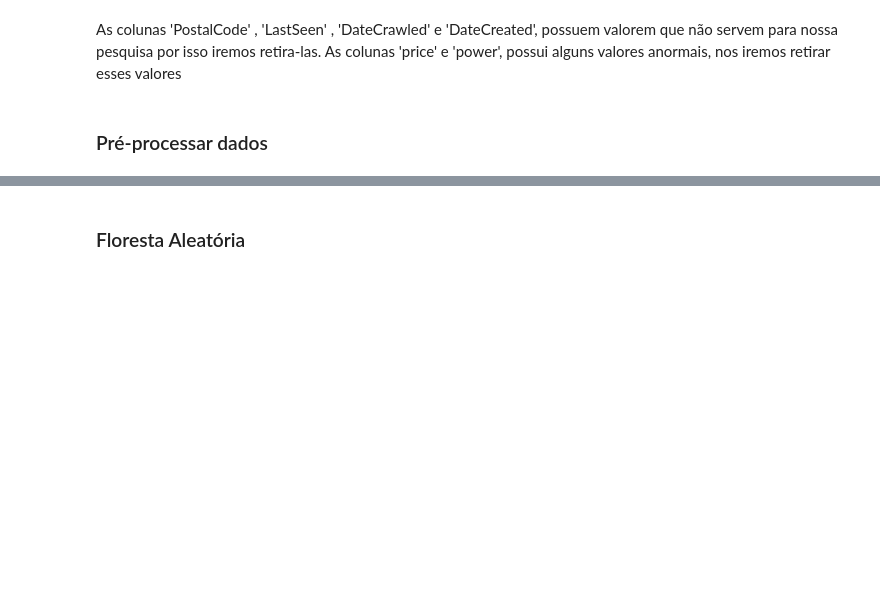
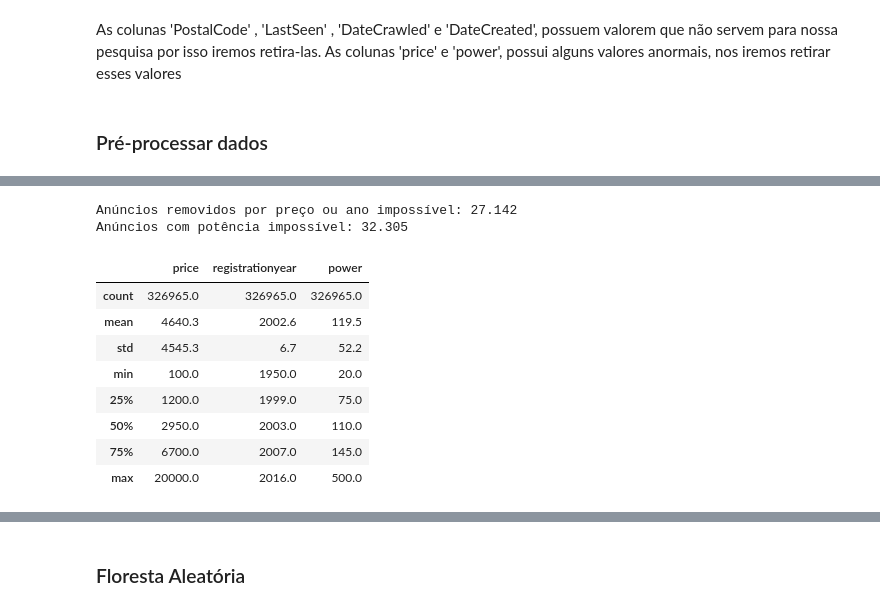
Before and after one commit to gabrieldeoliver1/Projetos, a Jupyter notebook: Projeto_12/12.desenvolvendo_um_modelo_de_aprendizado_de_máquina_para_prever_o_valor_de_mercado_de_um_carro.ipynb, the cells around one changed output, grey strips where cells are left out. Cells and saved outputs as stored; diff of their text form; code cells hidden in the pictures; blank space fills up the shorter version.

```diff
--- a/Projeto_12/12.desenvolvendo_um_modelo_de_aprendizado_de_máquina_para_prever_o_valor_de_mercado_de_um_carro.ipynb
+++ b/Projeto_12/12.desenvolvendo_um_modelo_de_aprendizado_de_máquina_para_prever_o_valor_de_mercado_de_um_carro.ipynb
@@ -372,11 +373,0 @@ Index(['datecrawled', 'price', 'vehicletype', 'registrationyear', 'gearbox',
-# %%
-#Deixando as colunas que realmentes influenciam nossa pesquisa
-df = df[['price','vehicletype','registrationyear','gearbox',
-       'power', 'model', 'mileage', 'registrationmonth', 'fueltype', 'brand',
-       'notrepaired']]
-# %%
-#Retirando valores do Mês que correspondem a 0
-df = df.query("registrationmonth > 0")
-# %%
-#Subistituindo valores NAN de 'notrepaired' para 'unknownrepaired'
-df['notrepaired'].fillna('unknownrepaired',inplace=True )
@@ -656,0 +374,5 @@ Tempo total de execução: 19.9122 segundos
+# %%
+# Mantém só as colunas que podem influenciar o preço
+df = df[['price', 'vehicletype', 'registrationyear', 'gearbox', 'power', 'model', 'mileage',
+         'registrationmonth', 'fueltype', 'brand', 'notrepaired']].copy()
+print(f"Anúncios: {len(df):,}".replace(",", "."))
@@ -656,0 +389,24 @@ Tempo total de execução: 19.9122 segundos
+# %%
+antes = len(df)
+df = df[(df['price'] >= 100) & df['registrationyear'].between(1950, 2016)].copy()
+print(f"Anúncios removidos por preço ou ano impossível: {antes - len(df):,}".replace(",", "."))
+
+# Potência impossível: substitui pela mediana do mesmo modelo (e, se o modelo for desconhecido, pela mediana geral)
+potencia_invalida = ~df['power'].between(20, 500)
+print(f"Anúncios com potência impossível: {potencia_invalida.sum():,}".replace(",", "."))
+df.loc[potencia_invalida, 'power'] = np.nan
+df['power'] = df['power'].fillna(df.groupby('model')['power'].transform('median'))
+df['power'] = df['power'].fillna(df['power'].median())
+df[['price', 'registrationyear', 'power']].describe().round(1)
+# %% [output]
+Anúncios removidos por preço ou ano impossível: 27.142
+Anúncios com potência impossível: 32.305
+|  | price | registrationyear | power |
+| count | 326965.0 | 326965.0 | 326965.0 |
+| mean | 4640.3 | 2002.6 | 119.5 |
+| std | 4545.3 | 6.7 | 52.2 |
+| min | 100.0 | 1950.0 | 20.0 |
+| 25% | 1200.0 | 1999.0 | 75.0 |
+| 50% | 2950.0 | 2003.0 | 110.0 |
+| 75% | 6700.0 | 2007.0 | 145.0 |
+| max | 20000.0 | 2016.0 | 500.0 |
```
Also changed, not shown: parts of 76 cells of this notebook, 2 other files.
